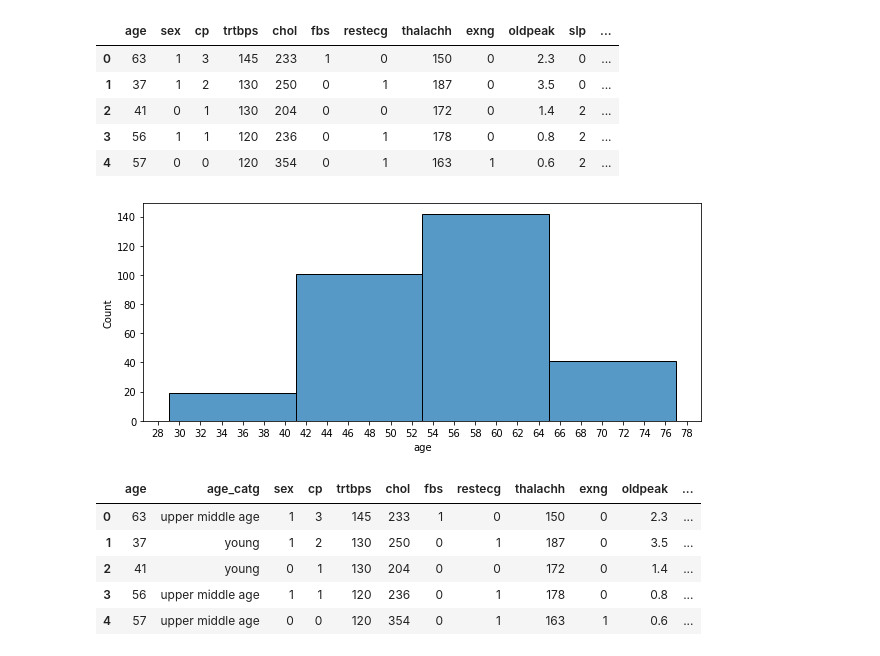
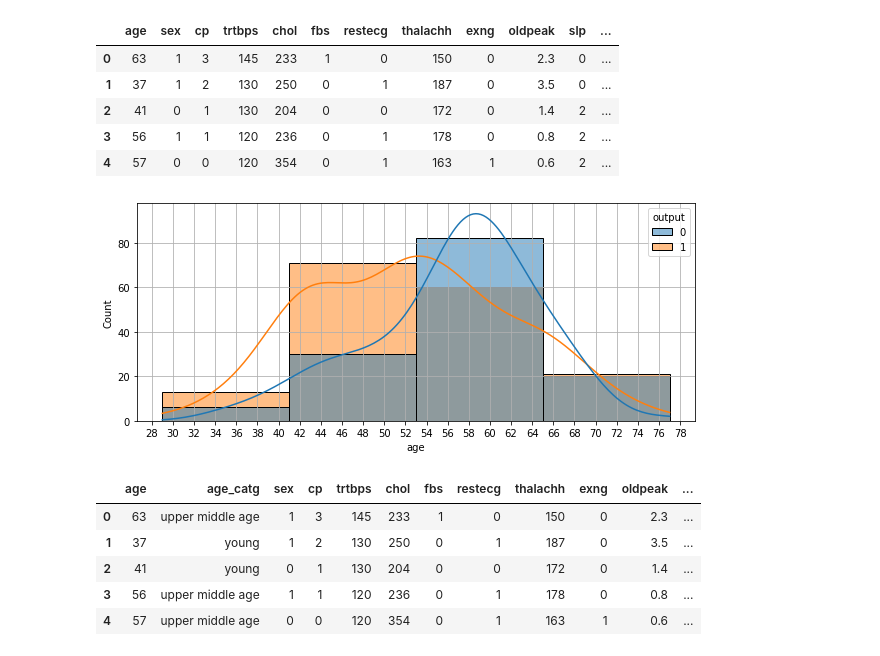
Before and after one commit to SharanKalyan/Heart-attack-predctions, a Jupyter notebook: Analysis.ipynb, the cells around one changed output. Drawn from its saved outputs; the diff is of its cells as text; code cells hidden in the pictures.

```diff
--- a/Analysis.ipynb
+++ b/Analysis.ipynb
@@ -193,11 +193,12 @@ df.head()
 | 4 | 57 | 0 | 0 | 120 | 354 | 0 | 1 | 163 | 1 | 0.6 | 2 | ... |
 # %%
 plt.figure(figsize=(10,4))
-sns.histplot(df.age,fill=True,bins=4)
+sns.histplot(data = df, x = 'age',fill=True,bins=4,hue='output',kde=True)
 plt.xticks(np.arange(28,80,2))
+plt.grid()
 plt.show()
 # %% [output]
-[figure, old version]
+[figure, new version]
 # %%
 ac = []
 for i in df.age:
```
Also changed, not shown: parts of 10 cells of this notebook.
